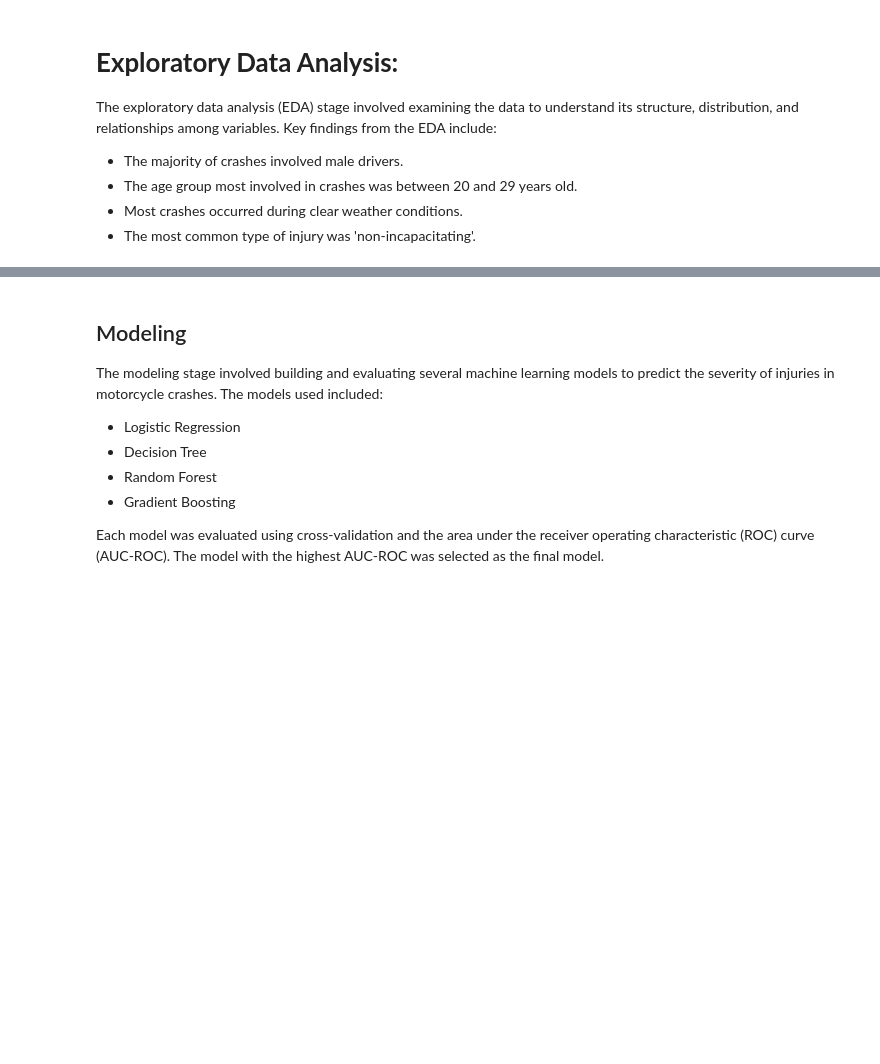
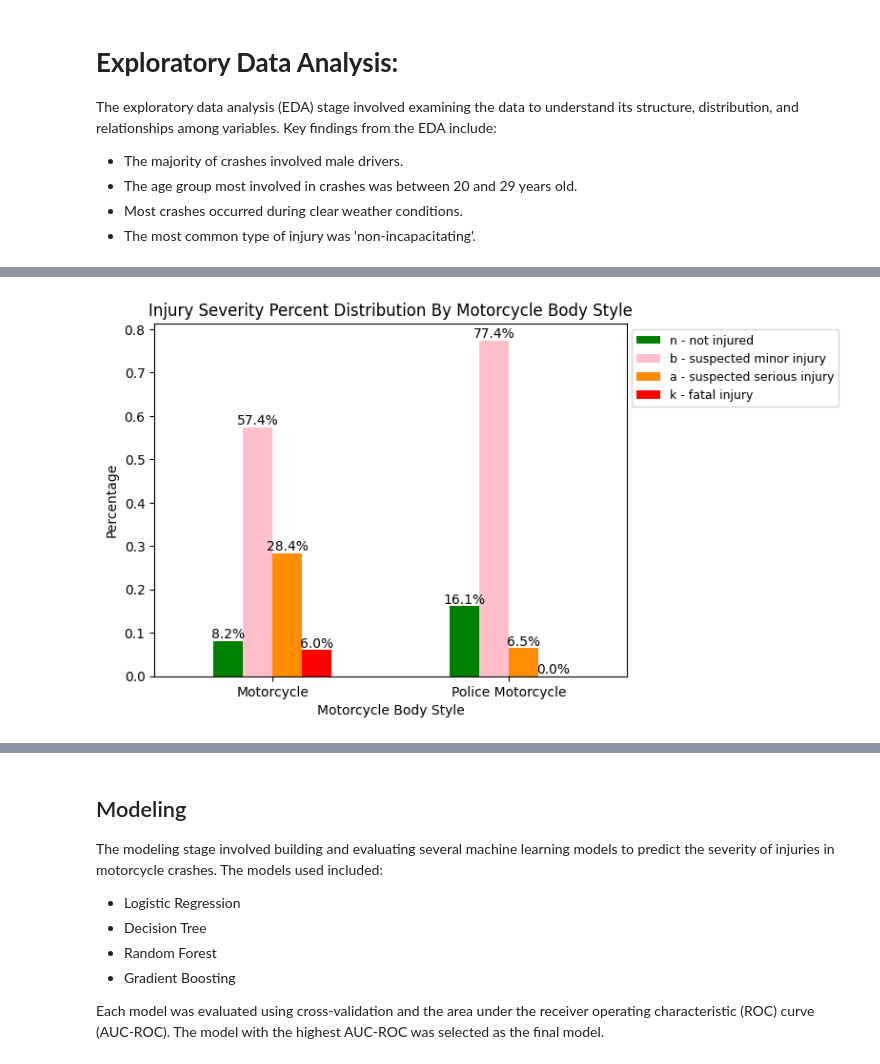
Before and after one commit to tex-wrex/tex-wrex, a Jupyter notebook: Final_work/final_report.ipynb, the cells around one changed output, grey strips where cells are left out. Saved outputs shown, nothing was run; the diff lists cells and outputs as text; code cells hidden in the pictures; blank space fills up the shorter version.

```diff
--- a/Final_work/final_report.ipynb
+++ b/Final_work/final_report.ipynb
@@ -87,0 +265,6 @@ The exploratory data analysis (EDA) stage involved examining the data to underst
+# %%
+# Get the visual of the motorcycle's body style and injury
+# severity distribution
+w.get_motorcycle_body_style_visual()
+# %% [output]
+[figure, added]
```
Also changed, not shown: parts of 35 cells of this notebook, 1 other file.
